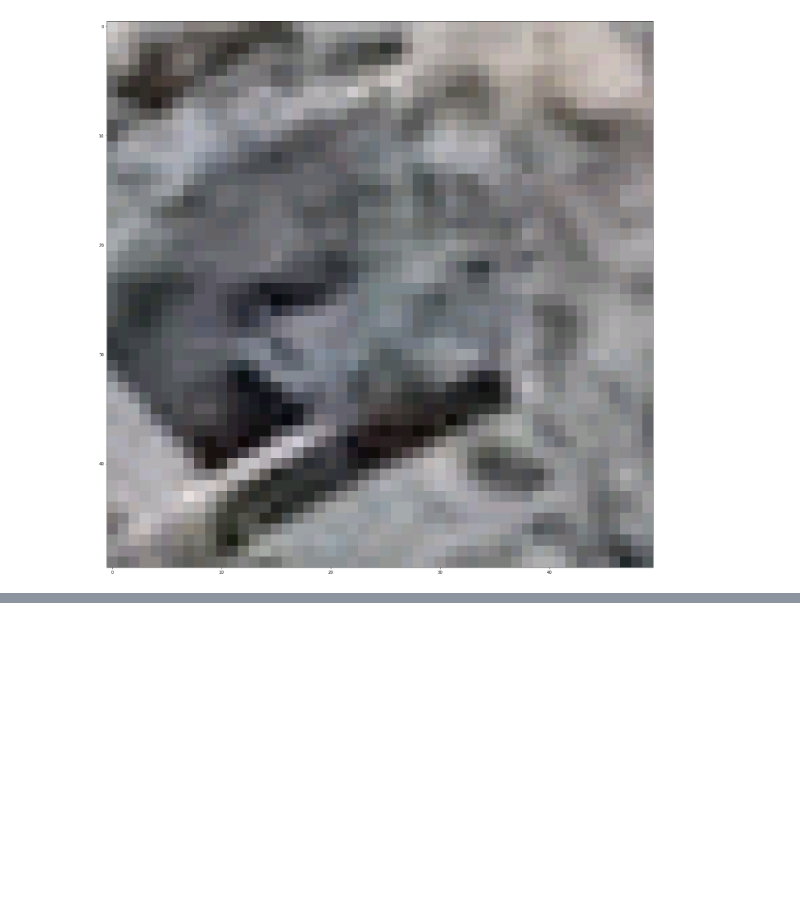
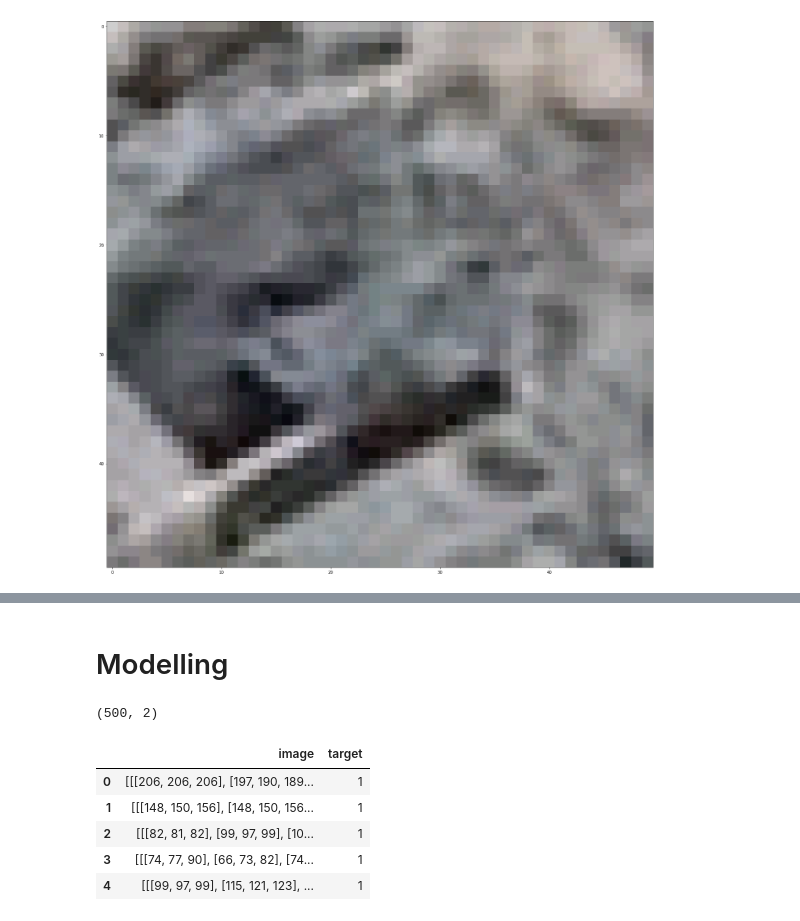
Before and after one commit to javiermas/building-damage, a Jupyter notebook: notebooks/jma_01_first_model.ipynb, the cells around one changed output, grey strips where cells are left out. Drawn from its saved outputs; the diff is of its cells as text; code cells hidden in the pictures; blank space fills up the shorter version.

```diff
--- a/notebooks/jma_01_first_model.ipynb
+++ b/notebooks/jma_01_first_model.ipynb
@@ -39,8 +40,8 @@ def plot_image(image):
     fix, ax = plt.subplots(figsize=(25, 25))
     ax.imshow(image)
 # %%
-file_name_annotation = './data/Damage_Sites_Damascus_2017_Ex_Update.shp'
-file_name_city = './data/damascus_2017_01_22_zoom_19.tif'
+file_name_annotation = '../data/Damage_Sites_Damascus_2017_Ex_Update.shp'
+file_name_city = '../data/damascus_2017_01_22_zoom_19.tif'
 annotation_data = gpd.read_file(file_name_annotation)
 annotation_data = preprocess_damage_data(annotation_data)
 damascus_raster = rasterio.open(file_name_city)
@@ -89,0 +72,2 @@ TypeError: resnet_v2() missing 2 required positional arguments: 'inputs' and 'bl
+# %% [markdown]
+# Modelling
@@ -89,0 +227,13 @@ TypeError: resnet_v2() missing 2 required positional arguments: 'inputs' and 'bl
+# %%
+window = 50
+feature_matrix = create_feature_matrix(damascus_array, annotation_data, window).iloc[:500]
+print(feature_matrix.shape)
+feature_matrix.head()
+# %% [output]
+(500, 2)
+|  | image | target |
+| 0 | [[[206, 206, 206], [197, 190, 189... | 1 |
+| 1 | [[[148, 150, 156], [148, 150, 156... | 1 |
+| 2 | [[[82, 81, 82], [99, 97, 99], [10... | 1 |
+| 3 | [[[74, 77, 90], [66, 73, 82], [74... | 1 |
+| 4 | [[[99, 97, 99], [115, 121, 123], ... | 1 |
```
Also changed, not shown: parts of 8 cells of this notebook.
